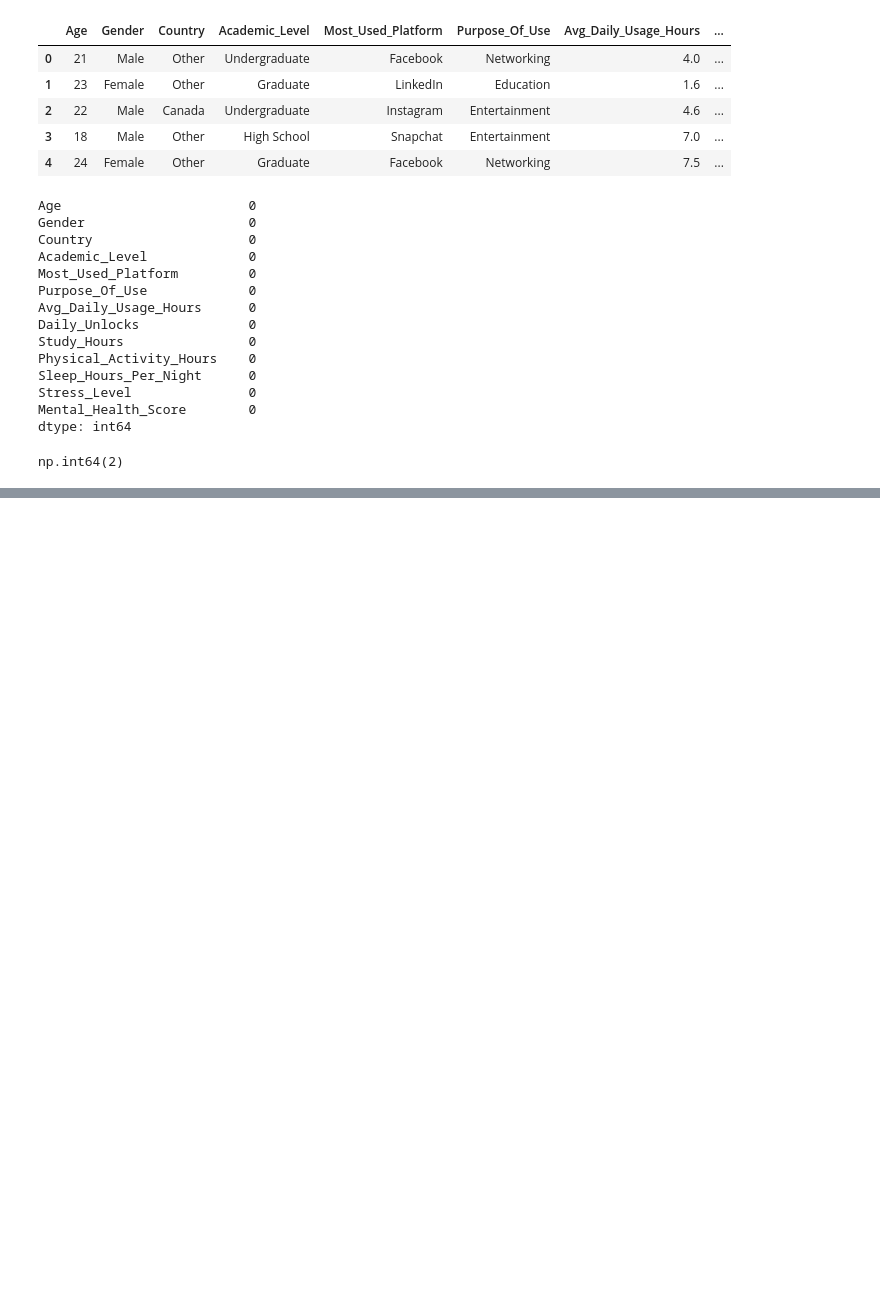
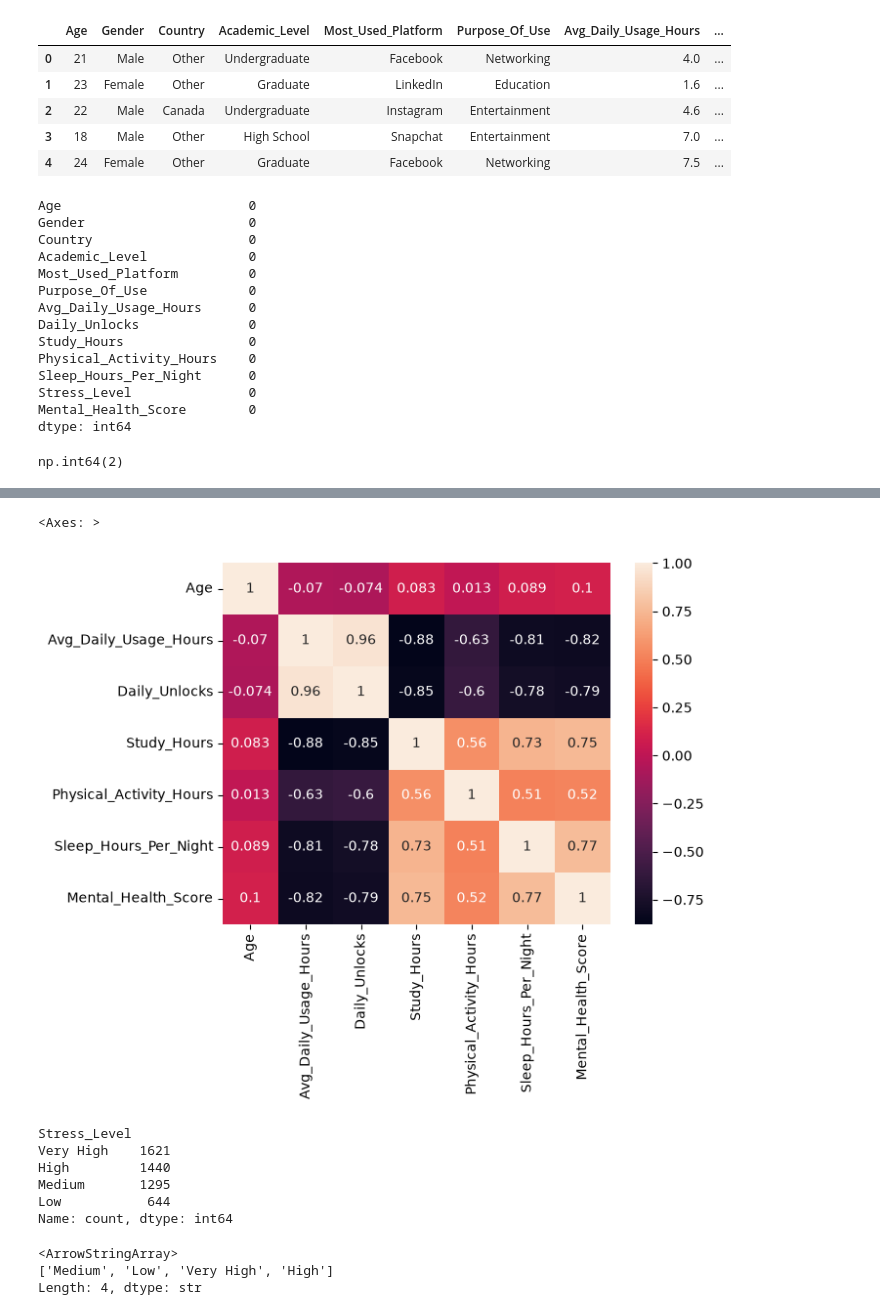
Before and after one commit to burhan-arshad/mental-health-prediction-by-social-media, a Jupyter notebook: project.ipynb, the cells around one changed output, grey strips where cells are left out. Cells and saved outputs as stored; diff of their text form; code cells hidden in the pictures; blank space fills up the shorter version.

```diff
--- a/project.ipynb
+++ b/project.ipynb
@@ -39,0 +45,20 @@ np.int64(2)
+# %%
+sns.heatmap(df.corr(numeric_only=True),annot=True)
+# %% [output]
+<Axes: >
+[figure, added]
+# %%
+df['Stress_Level'].value_counts()
+# %% [output]
+Stress_Level
+Very High    1621
+High         1440
+Medium       1295
+Low           644
+Name: count, dtype: int64
+# %%
+df["Stress_Level"].unique()
+# %% [output]
+<ArrowStringArray>
+['Medium', 'Low', 'Very High', 'High']
+Length: 4, dtype: str
```
Also changed, not shown: parts of 8 cells of this notebook, 1 other file.
